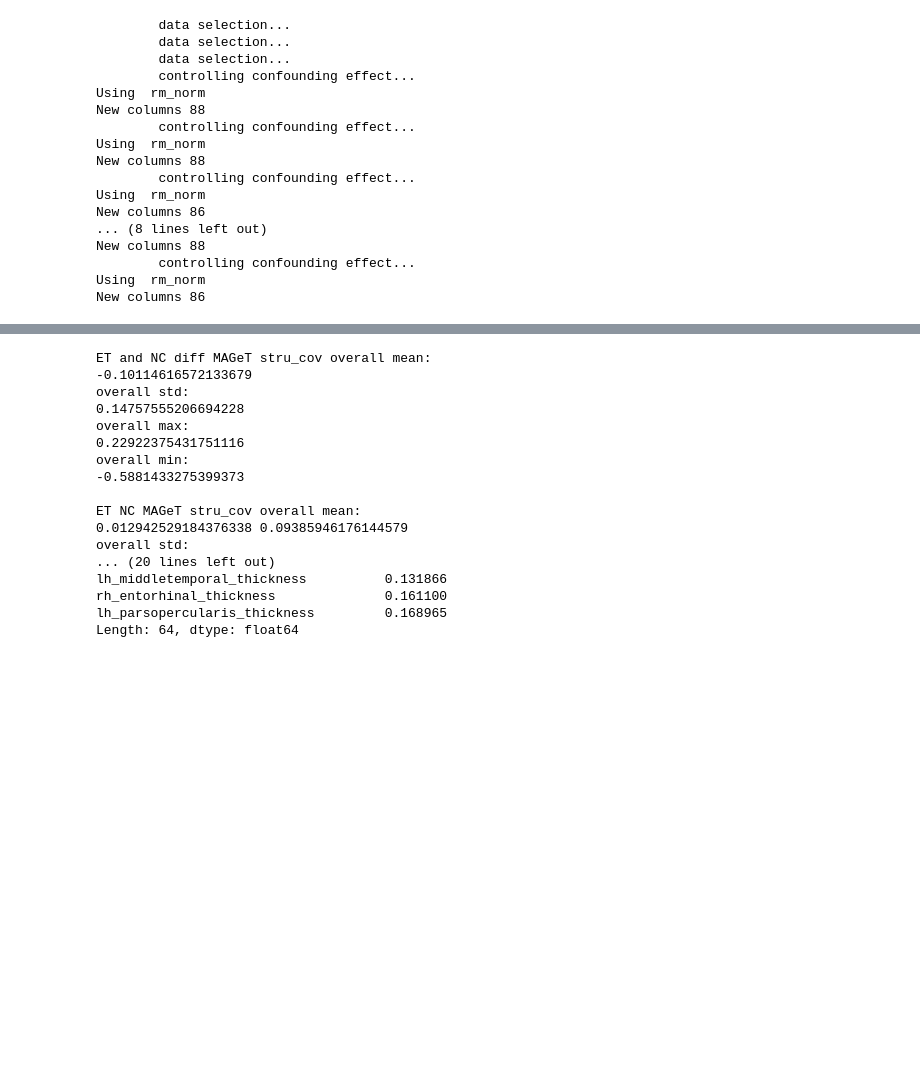
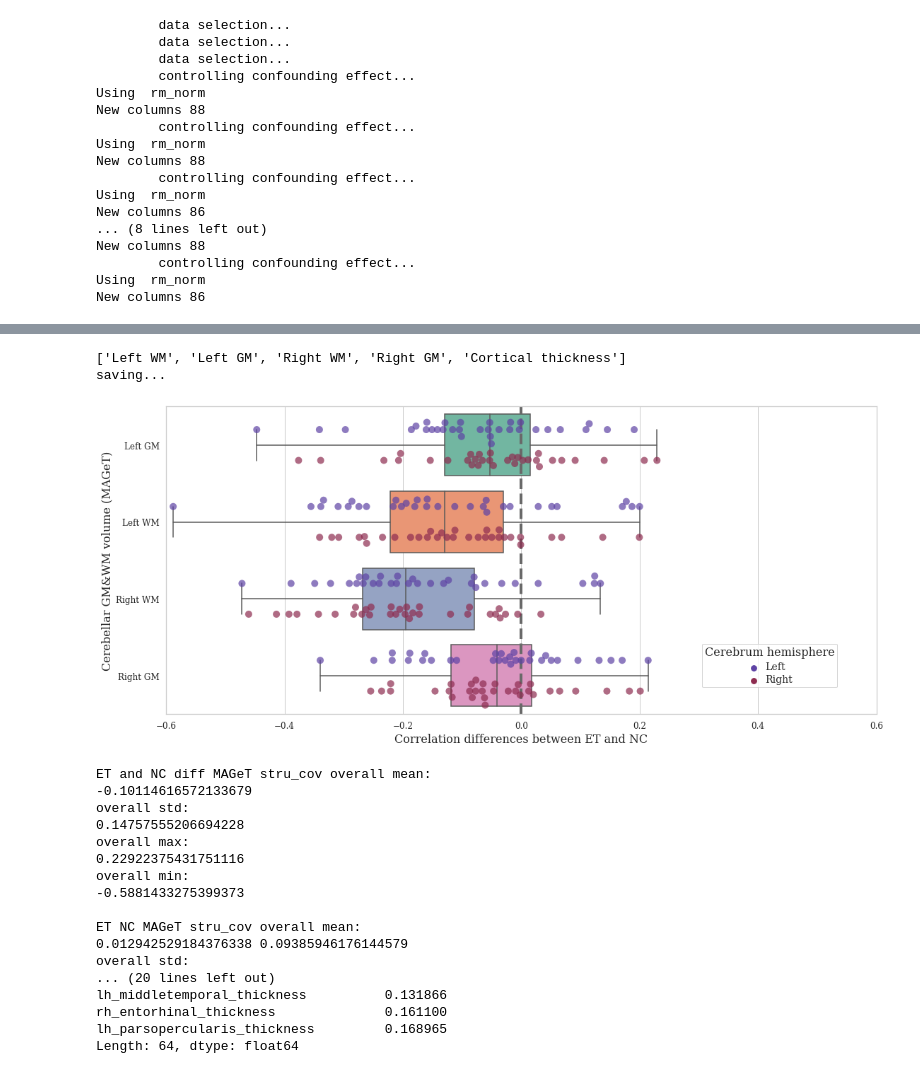
Before and after one commit to neurodatascience/ET_biomarker, a Jupyter notebook: stats/5_structrual_cov.ipynb, the cells around one changed output, grey strips where cells are left out. Saved outputs shown, nothing was run; the diff lists cells and outputs as text; code cells hidden in the pictures; blank space fills up the shorter version.

```diff
--- a/stats/5_structrual_cov.ipynb
+++ b/stats/5_structrual_cov.ipynb
@@ -272,3 +292,52 @@ saving...
+# %%
+#maget_strcov_diff['Hemishpere']=32*['Left']+32*['Right']
+df_vis=maget_strcov_diff.copy()
+df_vis['Cortical thickness']=df_vis.index
+df_vis.columns = ['Left WM', 'Left GM', 'Right WM', 'Right GM', 'Cortical thickness']
+cerebellum_order=['Left GM', 'Left WM', 'Right WM', 'Right GM']
+print(list(df_vis.columns))
+df_vis=pd.melt(df_vis, id_vars='Cortical thickness',
+               value_vars=list(df_vis.columns)[:-1], var_name='Cerebellar volumne', value_name='Correlation').copy()
+df_vis['Cerebrum hemisphere']=['Right' if 'rh_' in x else 'Left' for x in df_vis['Cortical thickness']]
+
+# viz
+save_fig=1
+titile_str = 'Strcov_maget_distr'
+figure_size = (18,8)
+#palette = sns.light_palette("icefire", reverse=False,  n_colors=10)
+
+f1 = plt.figure(figsize=figure_size, facecolor='w', edgecolor='lightgray')
+plt.axvline(x=0, color='dimgray', linestyle='--', linewidth=4)
+ax = sns.boxplot(data=df_vis,   x="Correlation", y="Cerebellar volumne", order=cerebellum_order, whis=np.inf, palette="Set2")
+ax.set_ylabel("")
+ax = sns.swarmplot(data=df_vis, x="Correlation", y="Cerebellar volumne", order=cerebellum_order, hue="Cerebrum hemisphere", dodge=True,
+                   size=10, palette="twilight",alpha=0.7)
+#x-axis
+ax.set_xlim(-0.6,0.6)
+ax.set_xlabel("Correlation differences between ET and NC", fontdict={'fontsize':16})
+for label in ax.get_xticklabels():
+    label.set_fontsize(12)
+#y-axis
+ax.set_ylabel("Cerebellar GM&WM volume (MAGeT)", fontdict={'fontsize':16})
+for label in ax.get_yticklabels():
+    label.set_fontsize(12)
+#legend
+plt.setp(ax.get_legend().get_texts(), fontsize='14')
+plt.setp(ax.get_legend().get_title(), fontsize='16')
+ax.get_legend().set_bbox_to_anchor(bbox=(0.75, 0.24), transform=None)
+#ax.legend(loc='center left', bbox_to_anchor=(1, 0.5))
+plt.axvline(x=31.5, color='gray', linestyle='--')
+plt.axhline(y=4, color='gray', linestyle='--')
+plt.axhline(y=9, color='gray', linestyle='--')
+if save_fig:
+    print('saving...');
+    plt.savefig((fig_dir/("Fig3b_"+titile_str+".jpg")), dpi=300, bbox_inches='tight', pad_inches=0.1)
+else:
+    print('figure not saved...')
+# %% [output]
+['Left WM', 'Left GM', 'Right WM', 'Right GM', 'Cortical thickness']
+saving...
+[figure, added]
 # %%
 import numpy as np
 print('ET and NC diff MAGeT stru_cov overall mean:')
```
Also changed, not shown: parts of 2 cells of this notebook, 4 other files.
